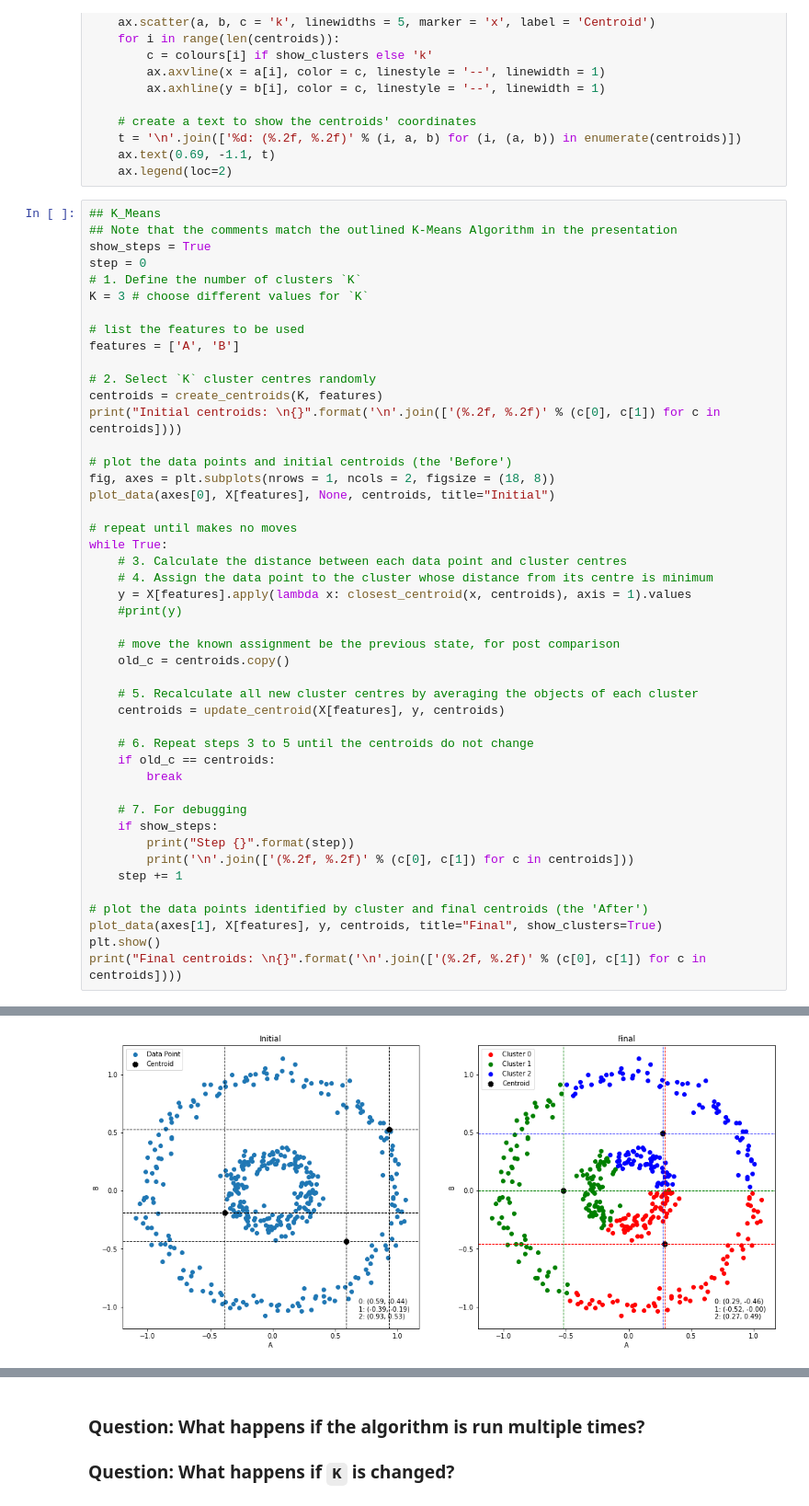
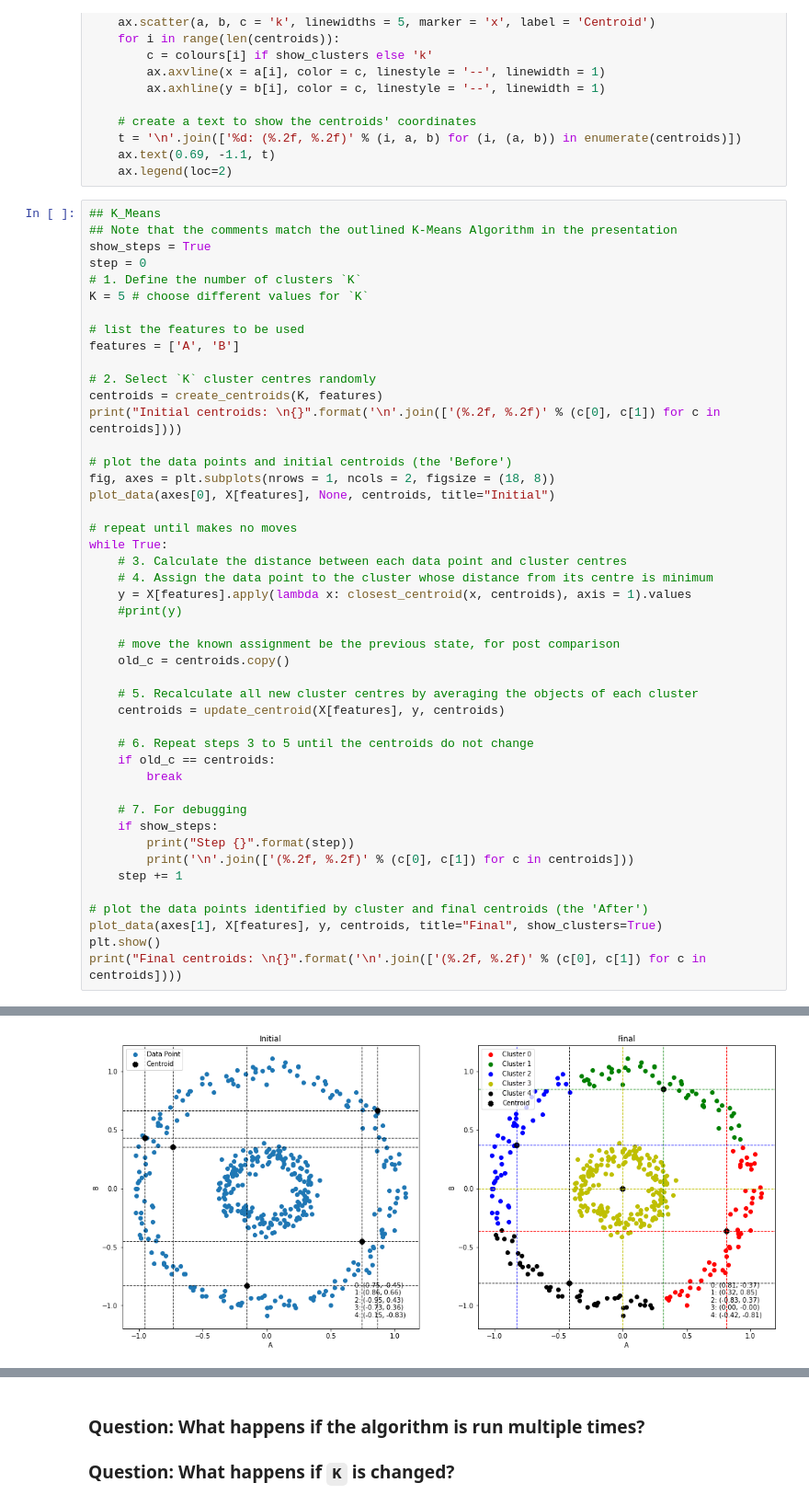
Before and after one commit to Zhouzhenjie09/IOD, a Jupyter notebook: 1_lab/mob6_lab/IOD_Lab-6_2.ipynb, the cells around one changed output, grey strips where cells are left out. Shown at 92% size. Saved outputs shown, nothing was run; the diff lists cells and outputs as text.

```diff
--- a/1_lab/mob6_lab/IOD_Lab-6_2.ipynb
+++ b/1_lab/mob6_lab/IOD_Lab-6_2.ipynb
@@ -164,7 +164,7 @@ def plot_data(ax, X, y, centroids, title, show_clusters=False):
 show_steps = True
 step = 0
 # 1. Define the number of clusters `K`
-K = 3 # choose different values for `K`
+K = 5 # choose different values for `K`
 
 # list the features to be used
 features = ['A', 'B']
@@ -225,2 +225,2 @@ Step 6
-[figure, old version]
+[figure, new version]
 Final centroids:
```
Also changed, not shown: parts of 3 cells of this notebook, 4 other files.
